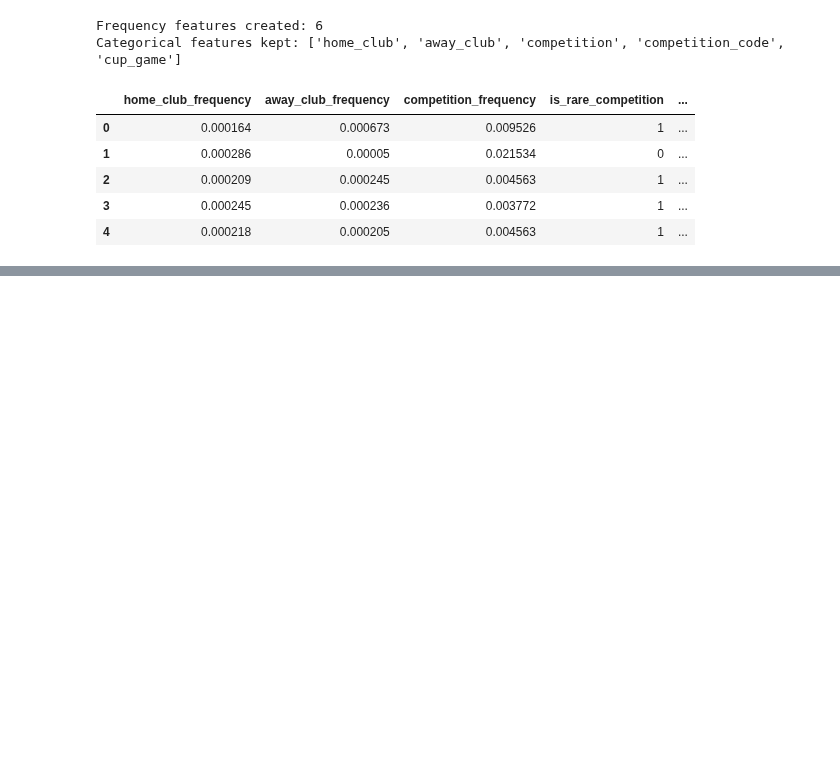
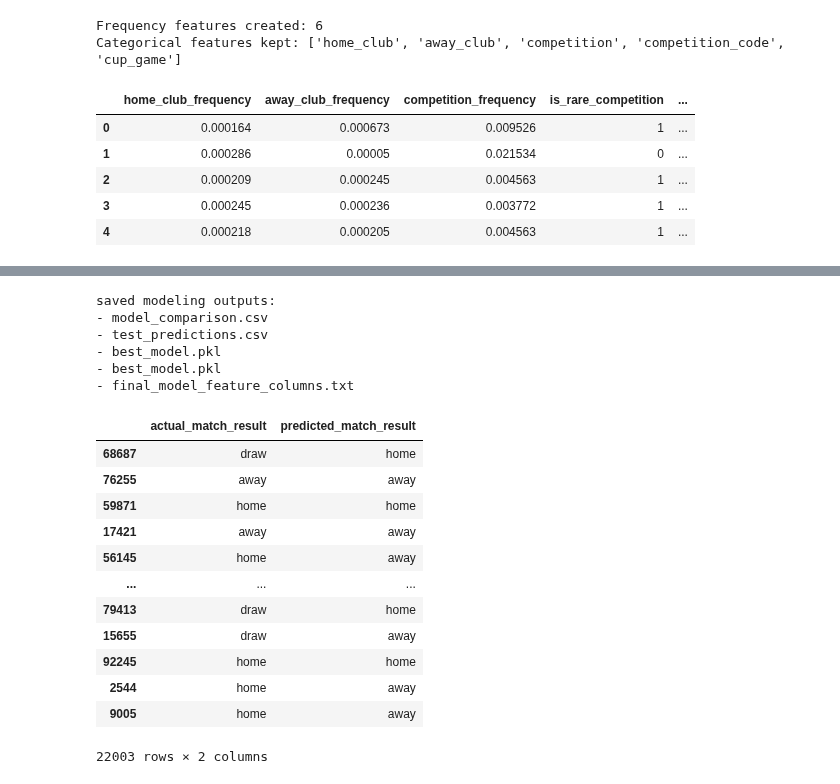
Before and after one commit to Aihan-2005/AiWithPython, a Jupyter notebook: Football_Match_Prediction/main.ipynb, the cells around one changed output, grey strips where cells are left out. Cells and saved outputs as stored; diff of their text form; code cells hidden in the pictures; blank space fills up the shorter version.

```diff
--- a/Football_Match_Prediction/main.ipynb
+++ b/Football_Match_Prediction/main.ipynb
@@ -7251,0 +7589,3 @@ PHASE 4 FEATURE ENGINEERING COMPLETED SUCCESSFULLY
+# %%
+numeric_columns = [col for col in numeric_columns if col in modeling_df.columns]
+categorical_columns = [col for col in categorical_columns if col in modeling_df.columns]
@@ -7251,0 +7610,3 @@ PHASE 4 FEATURE ENGINEERING COMPLETED SUCCESSFULLY
+# %%
+fitted_models: Dict[str,Pipeline]= {}
+results_dict: List[Dict[str, str | float]] = []
@@ -7251,0 +8083,2 @@ PHASE 4 FEATURE ENGINEERING COMPLETED SUCCESSFULLY
+# %%
+result = pd.DataFrame(results_dict)
@@ -7251,0 +8186,35 @@ PHASE 4 FEATURE ENGINEERING COMPLETED SUCCESSFULLY
+# %%
+result = result.sort_values(['test_accuracy_score', 'test_f1_score'], ascending=[False, False])
+# %%
+best_model_info = result.iloc[0]
+save_modeling_outputs(
+    results_df=result,
+    interpretation_df=pd.DataFrame(),
+    best_key=best_model_info.model_name,
+    best_row= best_model_info,
+    best_model= fitted_models[best_model_info.model_key],
+    X_test=X_test,
+    y_test=y_test,
+    final_feature_columns=modeling_df.columns,
+    config=modeling_config
+)
+# %% [output]
+saved modeling outputs:
+- model_comparison.csv
+- test_predictions.csv
+- best_model.pkl
+- best_model.pkl
+- final_model_feature_columns.txt
+|  | actual_match_result | predicted_match_result |
+| 68687 | draw | home |
+| 76255 | away | away |
+| 59871 | home | home |
+| 17421 | away | away |
+| 56145 | home | away |
+| ... | ... | ... |
+| 79413 | draw | home |
+| 15655 | draw | away |
+| 92245 | home | home |
+| 2544 | home | away |
+| 9005 | home | away |
+22003 rows × 2 columns
```
Also changed, not shown: parts of 34 cells of this notebook, 3 other files.
